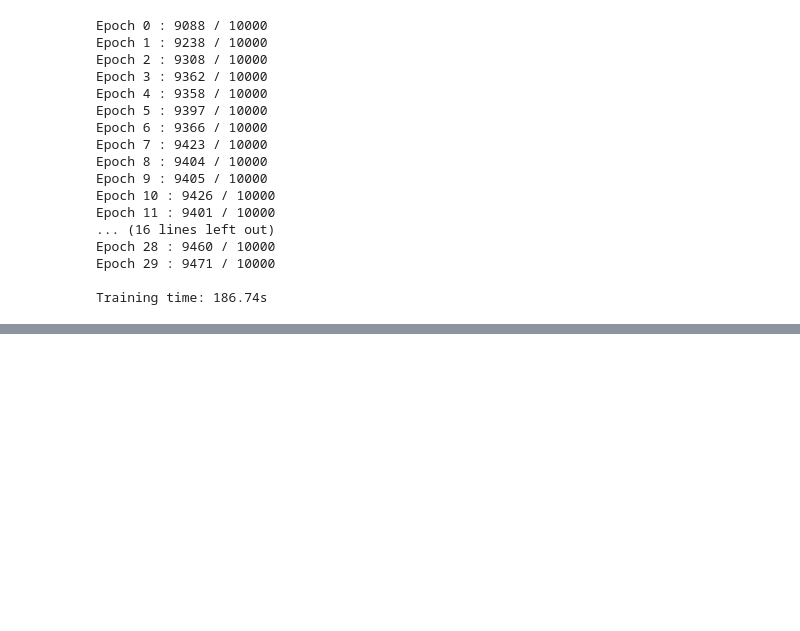
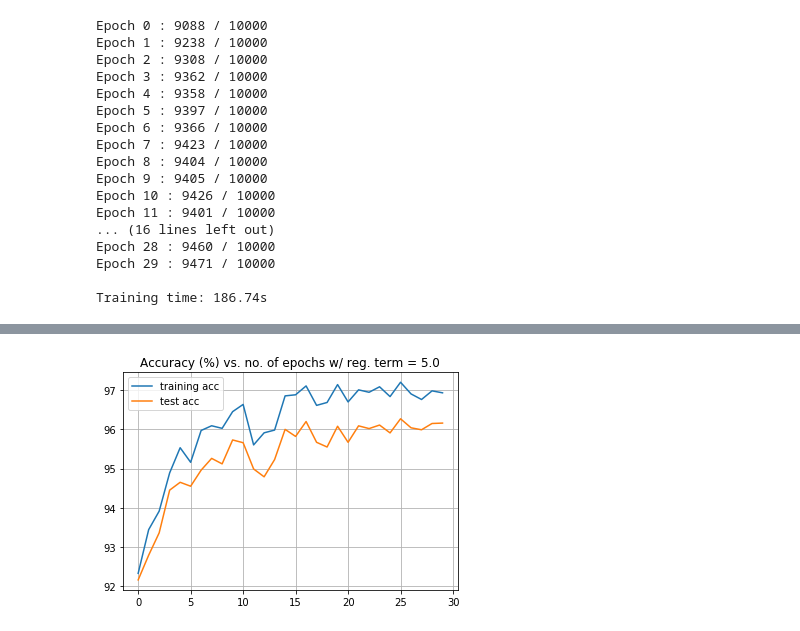
Before and after one commit to akapet00/learning, a Jupyter notebook: learning.ipynb, the cells around one changed output, grey strips where cells are left out. Drawn from its saved outputs; the diff is of its cells as text; code cells hidden in the pictures; blank space fills up the shorter version.

```diff
--- a/learning.ipynb
+++ b/learning.ipynb
@@ -1495,0 +1903,28 @@ Training time: 186.74s
+# %%
+# full dataset, regularization applied
+random.seed(12345678)
+np.random.seed(12345678)
+net = Network2([784, 30, 10])
+net.large_weight_initializer()
+training_data_size = len(training_data)
+num_epochs = 30
+batch_size = 10
+learning_rate = 0.5
+lmbda = 5.0 # l2 regularization
+
+test_cost_full_reg, test_accuracy_full_reg, training_cost_full_reg, training_accuracy_full_reg \
+    = net.SGD(training_data[:training_data_size], num_epochs, batch_size, learning_rate,
+              evaluation_data=test_data, lmbda = lmbda,
+              monitor_evaluation_cost=True,
+              monitor_evaluation_accuracy=True,
+              monitor_training_cost=True,
+              monitor_training_accuracy=True)
+# %%
+plt.plot(np.array(training_accuracy_full_reg)/training_data_size*100., label='training acc')
+plt.plot(np.array(test_accuracy_full_reg)/100, label='test acc')
+plt.legend(loc='best')
+plt.title(f'Accuracy (%) vs. no. of epochs w/ reg. term = {lmbda}')
+plt.grid()
+plt.show()
+# %% [output]
+[figure, added]
```
Also changed, not shown: parts of 9 cells of this notebook.
